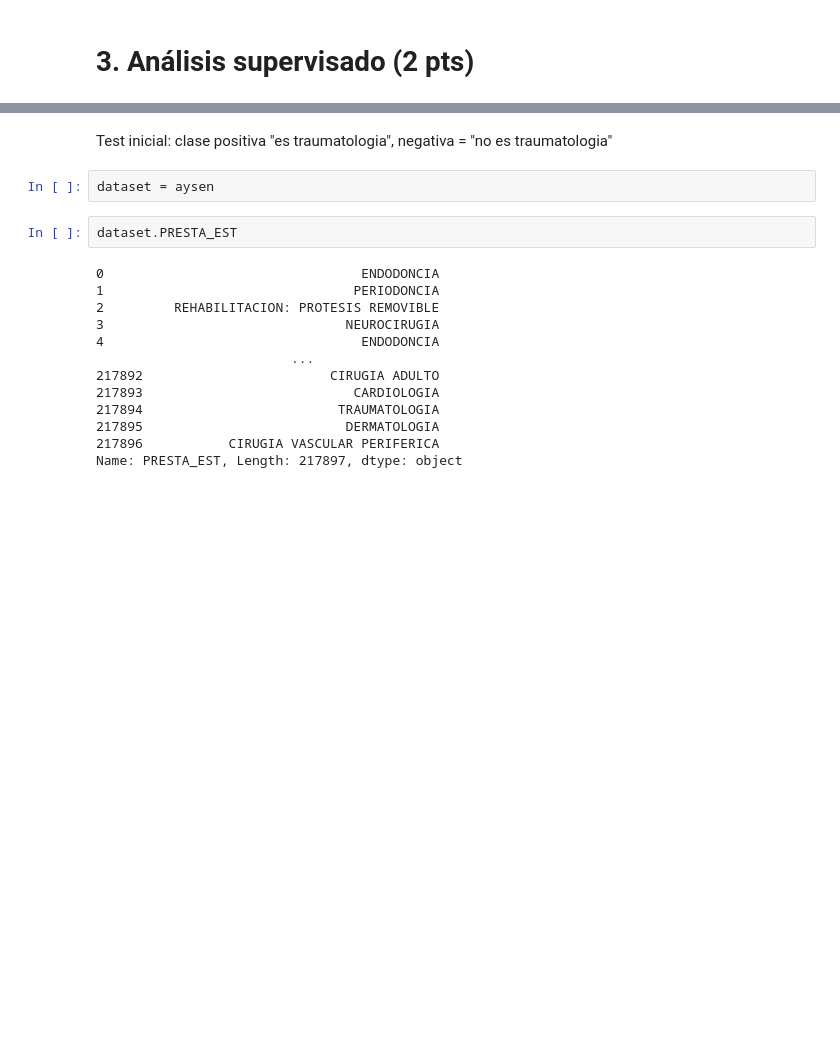
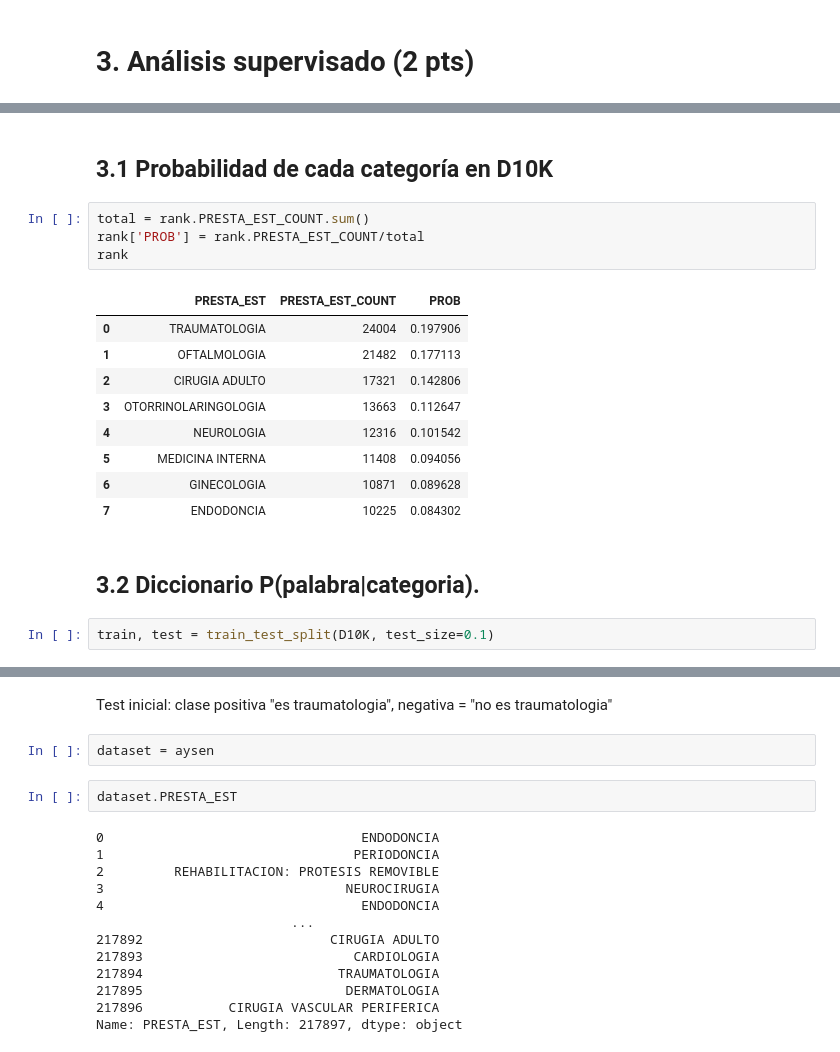
Before and after one commit to alvaro-neira/nlp-homework1, a Jupyter notebook: Tarea_NLP_Grupo_3.ipynb, the cells around one changed output, grey strips where cells are left out. Drawn from its saved outputs; the diff is of its cells as text; blank space fills up the shorter version.

```diff
--- a/Tarea_NLP_Grupo_3.ipynb
+++ b/Tarea_NLP_Grupo_3.ipynb
@@ -404,0 +453,20 @@ Utilice en esta secci ́on la salida de la secci ́on de limpieza, o el texto cr
+# %% [markdown]
+## 3.1 Probabilidad de cada categoría en D10K
+# %%
+total = rank.PRESTA_EST_COUNT.sum()
+rank['PROB'] = rank.PRESTA_EST_COUNT/total
+rank
+# %% [output]
+|  | PRESTA_EST | PRESTA_EST_COUNT | PROB |
+| 0 | TRAUMATOLOGIA | 24004 | 0.197906 |
+| 1 | OFTALMOLOGIA | 21482 | 0.177113 |
+| 2 | CIRUGIA ADULTO | 17321 | 0.142806 |
+| 3 | OTORRINOLARINGOLOGIA | 13663 | 0.112647 |
+| 4 | NEUROLOGIA | 12316 | 0.101542 |
+| 5 | MEDICINA INTERNA | 11408 | 0.094056 |
+| 6 | GINECOLOGIA | 10871 | 0.089628 |
+| 7 | ENDODONCIA | 10225 | 0.084302 |
+# %% [markdown]
+## 3.2 Diccionario P(palabra|categoria).
+# %%
+train, test = train_test_split(D10K, test_size=0.1)
```
Also changed, not shown: parts of 15 cells of this notebook.
